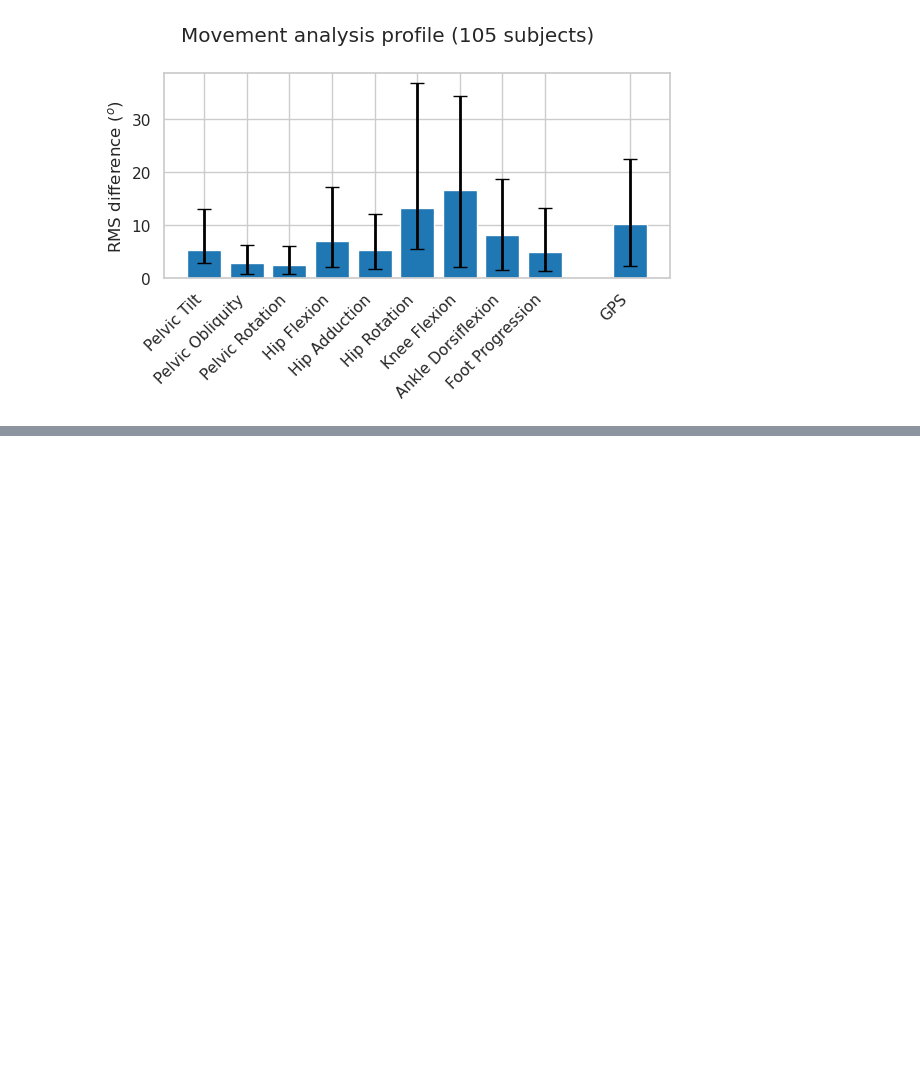
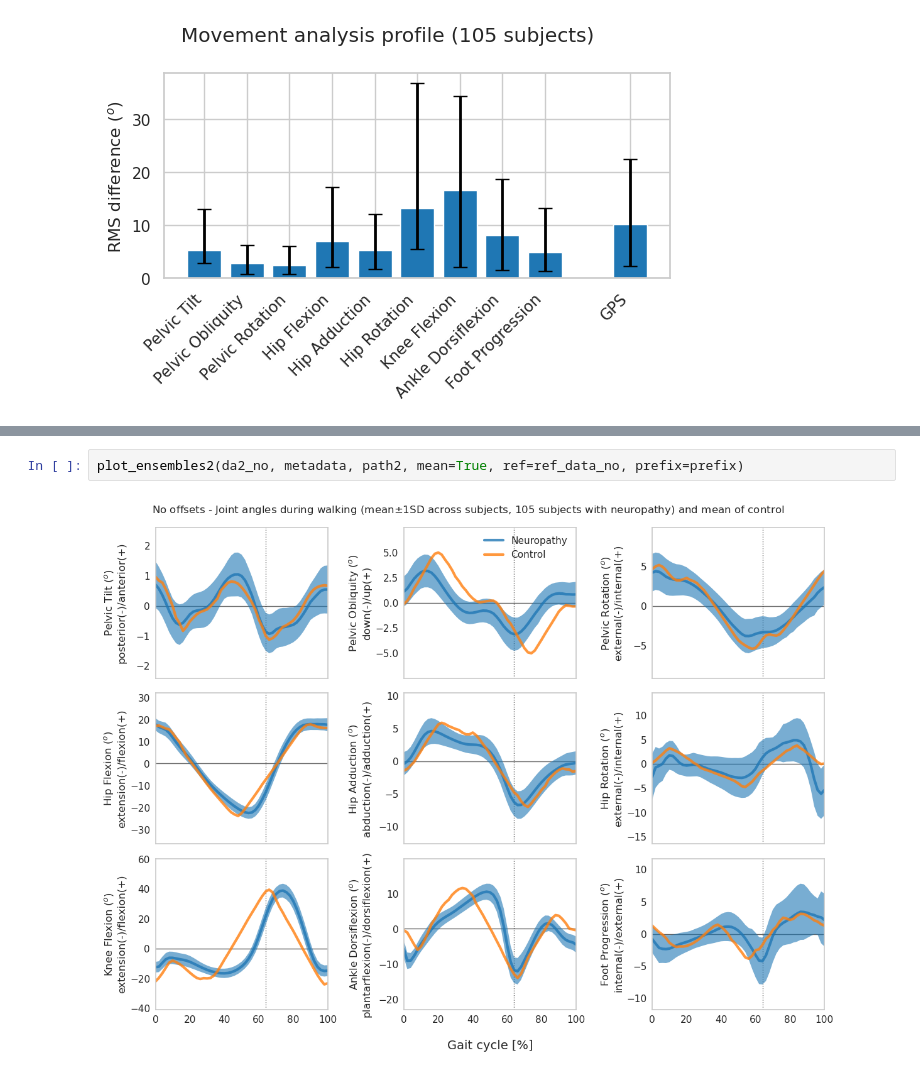
Before and after one commit to demotu/gait_score, a Jupyter notebook: notebooks/gps.ipynb, the cells around one changed output, grey strips where cells are left out. Saved outputs shown, nothing was run; the diff lists cells and outputs as text; blank space fills up the shorter version.

```diff
--- a/notebooks/gps.ipynb
+++ b/notebooks/gps.ipynb
@@ -186,0 +271,4 @@ plot_gps(gvs, gvs_m, gvs_std, metadata, path2, hist=False, MAP=True)
+# %%
+plot_ensembles2(da2_no, metadata, path2, mean=True, ref=ref_data_no, prefix=prefix)
+# %% [output]
+[figure, added]
```
Also changed, not shown: parts of 11 cells of this notebook.
